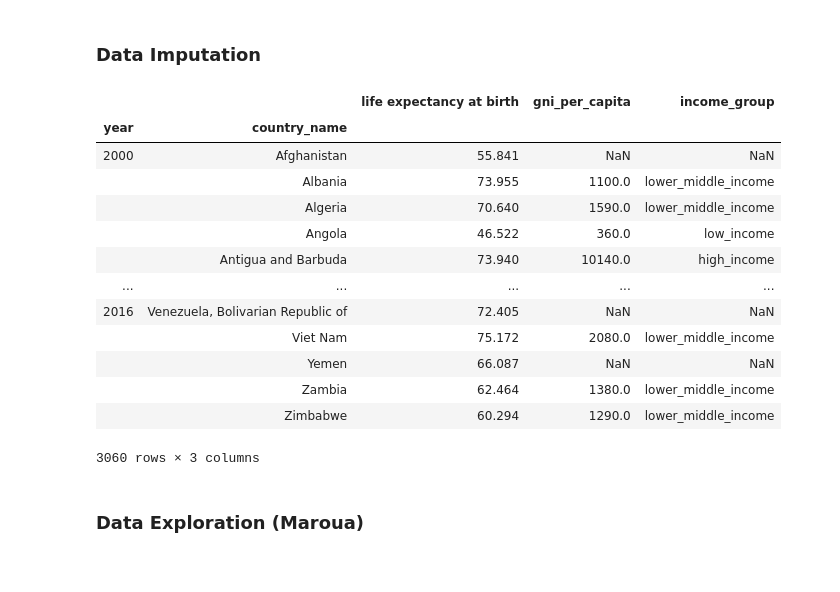
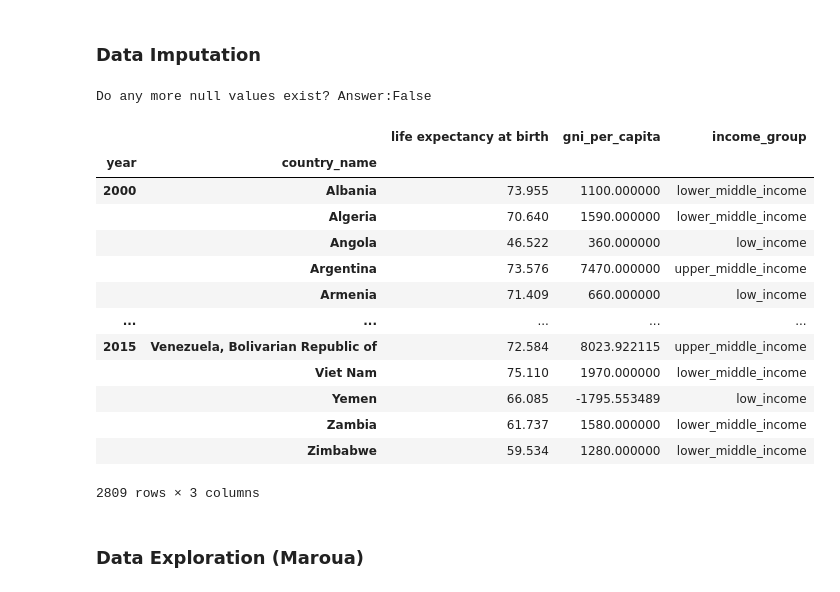
Before and after one commit to MarouaJaoua/DataStewardship1, a Jupyter notebook: data_merge.ipynb, the cells around one changed output. Cells and saved outputs as stored; diff of their text form; code cells hidden in the pictures.

```diff
--- a/data_merge.ipynb
+++ b/data_merge.ipynb
@@ -447,3 +454,9 @@ The columns to delete are research_and_development expenditure_per_gdp, nurses a
 def delete_column_high_nan(data_cleaned):
     return data_cleaned.drop(columns_to_delete, axis=1)
 data_cleaned = delete_column_high_nan(data_cleaned)
+# %%
+def delete_rows_with_high_nan(data_cleaned):
+    return data_cleaned[data_cleaned.isnull().sum(axis=1) < len(data_cleaned.columns) * 0.25]
+data_cleaned.shape
+data_cleaned = delete_rows_with_high_nan(data_cleaned)
+data_cleaned.shape
@@ -521,6 +536,15 @@ sns.catplot(data=data_cleaned.loc[:, data_cleaned.columns != \
 # %% [markdown]
 ### Data Imputation
 # %%
+imp_mice = IterativeImputer(random_state=42 )
+
+data_imputed = data_cleaned
+data_imputed[data_imputed.columns] = imp_mice.fit_transform(data_cleaned)
+
+print('Do any more null values exist? Answer:' + str( data_imputed.isnull().values.any() ) )
+
+
+
 # separate country into group by income according to worldbank method
 #https://datahelpdesk.worldbank.org/knowledgebase/articles/906519-world-bank-country-and-lending-groups
 incomegroups = pd.read_csv("income_groups.csv")
@@ -538,22 +562,24 @@ def group_country_by_income(x, limit_list):
         return np.NaN
 
 for year in range(2000, 2017):
-    selection_vector = data_cleaned.index.get_level_values("year") == year
-    data_cleaned.loc[selection_vector, "income_group"] = data_cleaned.loc[selection_vector, "gni_per_capita"].apply(group_country_by_income, limit_list=incomegroups[str(year)].tolist())
+    selection_vector = data_imputed.index.get_level_values("year") == year
+    data_imputed.loc[selection_vector, "income_group"] = data_cleaned.loc[selection_vector, "gni_per_capita"].apply(group_country_by_income, limit_list=incomegroups[str(year)].tolist())
+# %% [output]
+Do any more null values exist? Answer:False
 # %%
-data_cleaned.loc[:, ["life expectancy at birth", "gni_per_capita", "income_group"]]
+data_imputed.loc[:, ["life expectancy at birth", "gni_per_capita", "income_group"]]
 # %% [output]
 |  |  | life expectancy at birth | gni_per_capita | income_group |
 | year | country_name |  |  |  |
-| 2000 | Afghanistan | 55.841 | NaN | NaN |
-|  | Albania | 73.955 | 1100.0 | lower_middle_income |
-|  | Algeria | 70.640 | 1590.0 | lower_middle_income |
-|  | Angola | 46.522 | 360.0 | low_income |
-|  | Antigua and Barbuda | 73.940 | 10140.0 | high_income |
+| 2000 | Albania | 73.955 | 1100.000000 | lower_middle_income |
+|  | Algeria | 70.640 | 1590.000000 | lower_middle_income |
+|  | Angola | 46.522 | 360.000000 | low_income |
+|  | Argentina | 73.576 | 7470.000000 | upper_middle_income |
+|  | Armenia | 71.409 | 660.000000 | low_income |
 | ... | ... | ... | ... | ... |
-| 2016 | Venezuela, Bolivarian Republic of | 72.405 | NaN | NaN |
-|  | Viet Nam | 75.172 | 2080.0 | lower_middle_income |
-|  | Yemen | 66.087 | NaN | NaN |
-|  | Zambia | 62.464 | 1380.0 | lower_middle_income |
-|  | Zimbabwe | 60.294 | 1290.0 | lower_middle_income |
+| 2015 | Venezuela, Bolivarian Republic of | 72.584 | 8023.922115 | upper_middle_income |
+|  | Viet Nam | 75.110 | 1970.000000 | lower_middle_income |
+|  | Yemen | 66.085 | -1795.553489 | low_income |
+|  | Zambia | 61.737 | 1580.000000 | lower_middle_income |
+|  | Zimbabwe | 59.534 | 1280.000000 | lower_middle_income |
-3060 rows × 3 columns
+2809 rows × 3 columns
```
Also changed, not shown: parts of 21 cells of this notebook.
